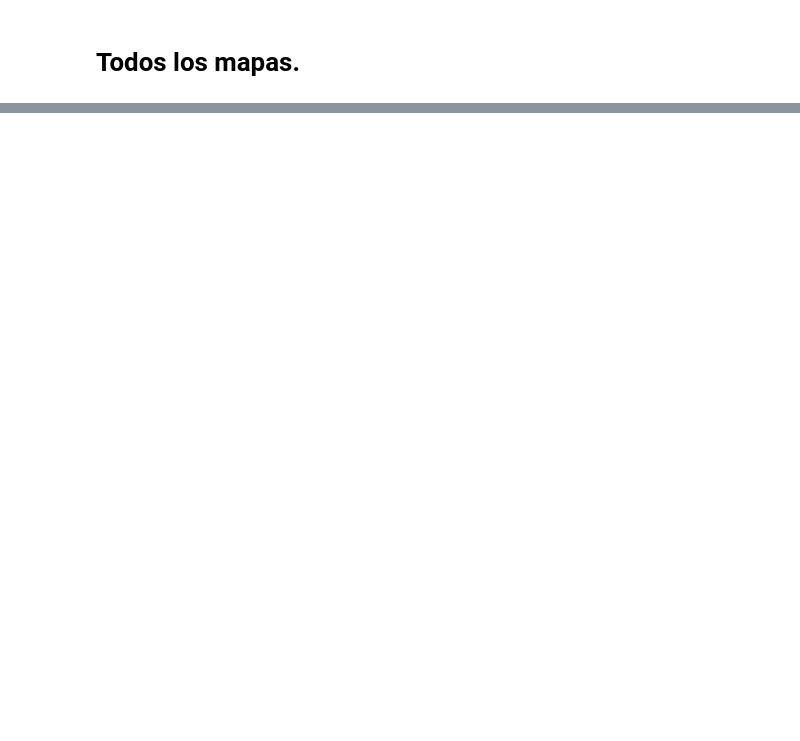
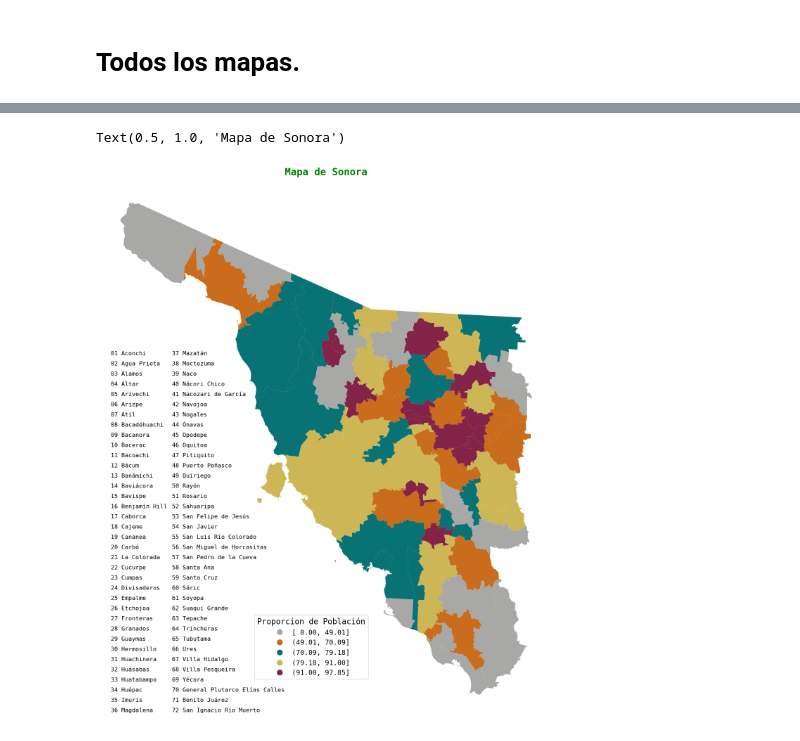
Before and after one commit to Dust1920/mapper, a Jupyter notebook: agua.ipynb, the cells around one changed output, grey strips where cells are left out. Drawn from its saved outputs; the diff is of its cells as text; code cells hidden in the pictures; blank space fills up the shorter version.

Commit message:
mapper_formats

```diff
--- a/agua.ipynb
+++ b/agua.ipynb
@@ -99 +146,32 @@ def agua2():
+# %%
+
+import mapper_gallery as mgal
+
+colors = {0:mgal.isaf_plata,
+          1:mgal.isaf_naranja,
+          2:mgal.isaf_verde,
+          3:mgal.isaf_dorado,
+          4:mgal.isaf_guinda}
+
+mplcol = mapcol.custom_cmap(colors)
+
+collll ='1'
+fis, axs = plt.subplots(figsize = (20,20))
+agua_sonora.plot(collll, scheme = 'quantiles', cmap = mplcol, legend = True, ax =axs, legend_kwds = {
+                # 'loc' : 'lower left',
+                'title': 'Proporcion de Población',
+                'title_fontsize': 16,
+                'bbox_to_anchor' : (0.6,0.2),
+                'markerscale' : 1.2,
+                'fontsize' : 14,
+                'interval': True
+            })
+mx = 1.25e6
+my = 2.1e6
+addon.print_regions(agua_sonora.index, [mx, my], axs)
+axs.set_axis_off()
+axs.set_title('Mapa de Sonora', fontsize = 20, color = 'green', weight = 'bold')
+# %% [output]
+Text(0.5, 1.0, 'Mapa de Sonora')
+[figure, added]
 # %%
```
Also changed, not shown: parts of 10 cells of this notebook, 4 other files.
